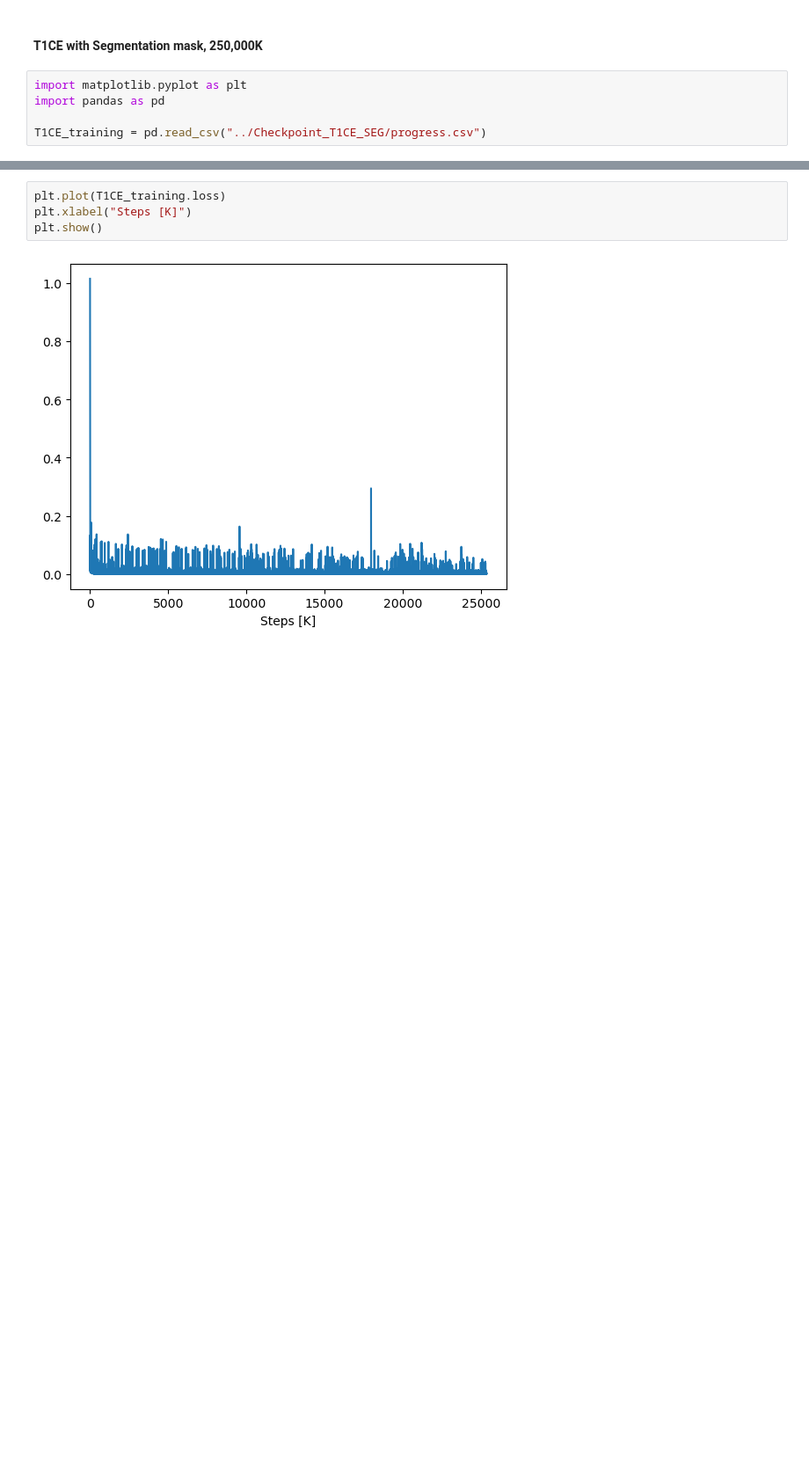
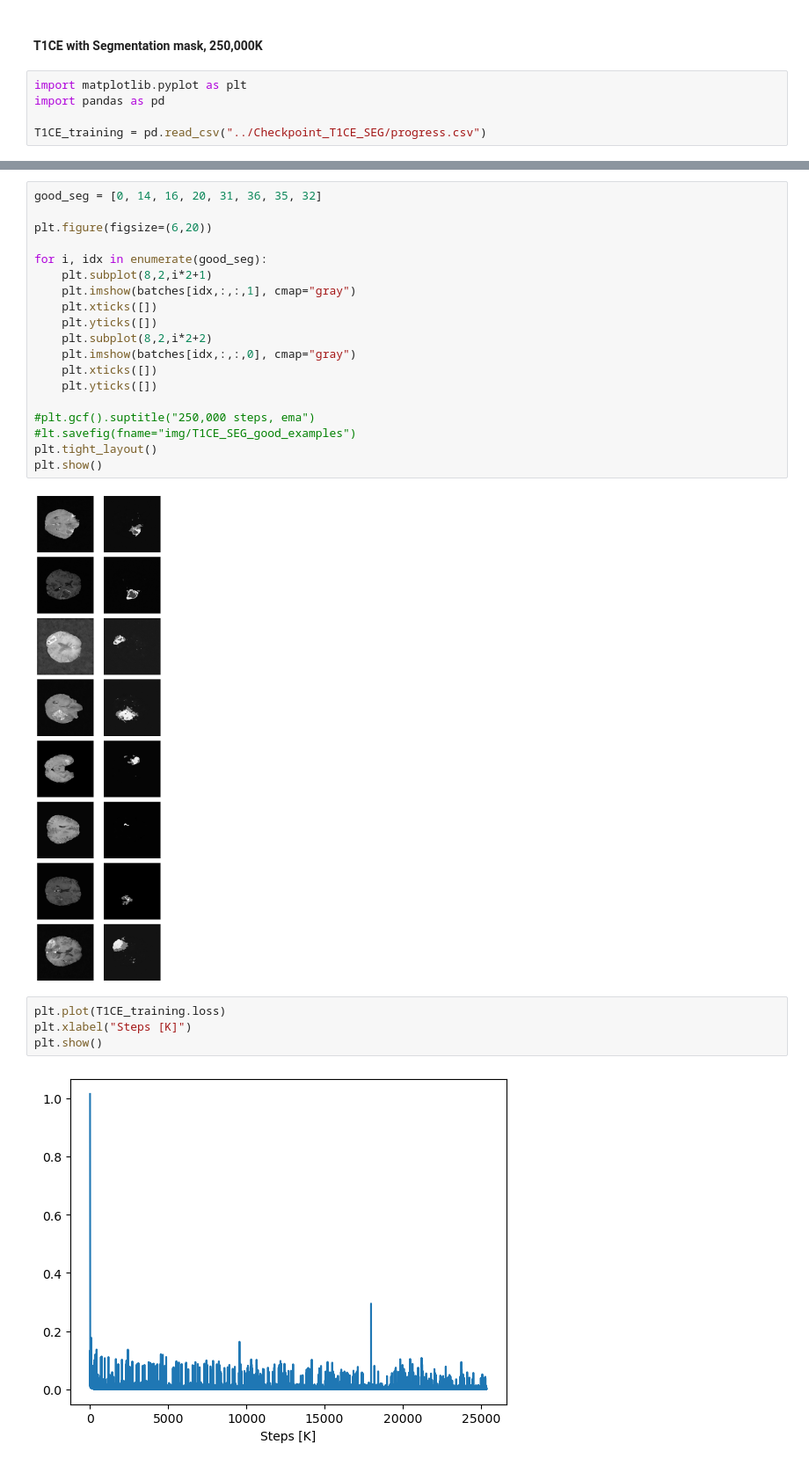
Before and after one commit to PatrickSVM/Diffusion-Models-for-Brain-Tumor-MRI-Scans, a Jupyter notebook: notebooks/Experiments.ipynb, the cells around one changed output, grey strips where cells are left out. Shown at 88% size. Saved outputs shown, nothing was run; the diff lists cells and outputs as text; blank space fills up the shorter version.

```diff
--- a/notebooks/Experiments.ipynb
+++ b/notebooks/Experiments.ipynb
@@ -166,3 +184,24 @@ T1CE_training = pd.read_csv("../Checkpoint_T1CE_SEG/progress.csv")
+# %%
+good_seg = [0, 14, 16, 20, 31, 36, 35, 32]
+
+plt.figure(figsize=(6,20))
+
+for i, idx in enumerate(good_seg):
+    plt.subplot(8,2,i*2+1)
+    plt.imshow(batches[idx,:,:,1], cmap="gray")
+    plt.xticks([])
+    plt.yticks([])
+    plt.subplot(8,2,i*2+2)
+    plt.imshow(batches[idx,:,:,0], cmap="gray")
+    plt.xticks([])
+    plt.yticks([])
+
+#plt.gcf().suptitle("250,000 steps, ema")
+#lt.savefig(fname="img/T1CE_SEG_good_examples")
+plt.tight_layout()
+plt.show()
+# %% [output]
+[figure, added]
 # %%
 plt.plot(T1CE_training.loss)
 plt.xlabel("Steps [K]")
```
Also changed, not shown: parts of 2 cells of this notebook, 1 other file.
